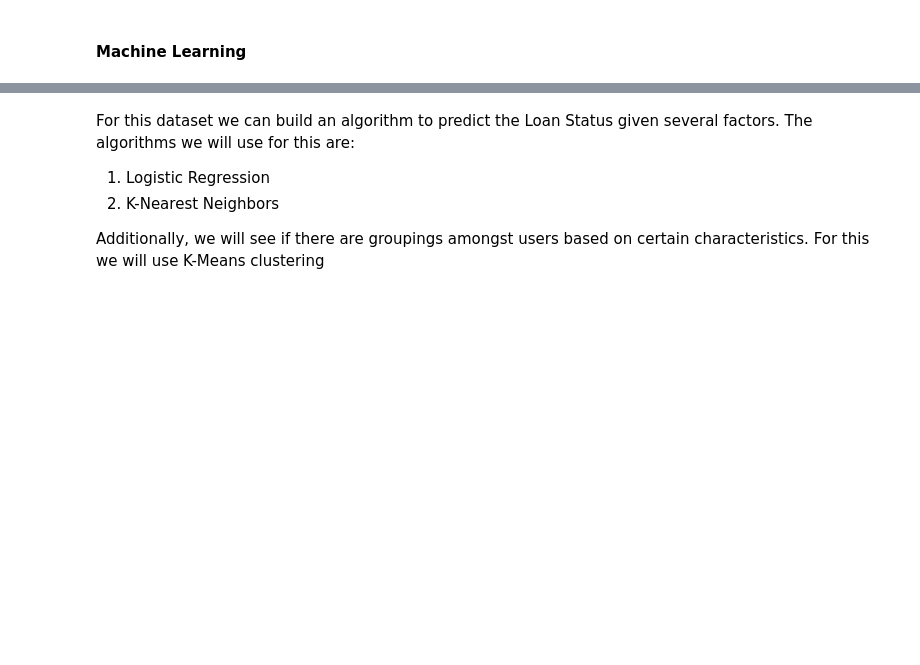
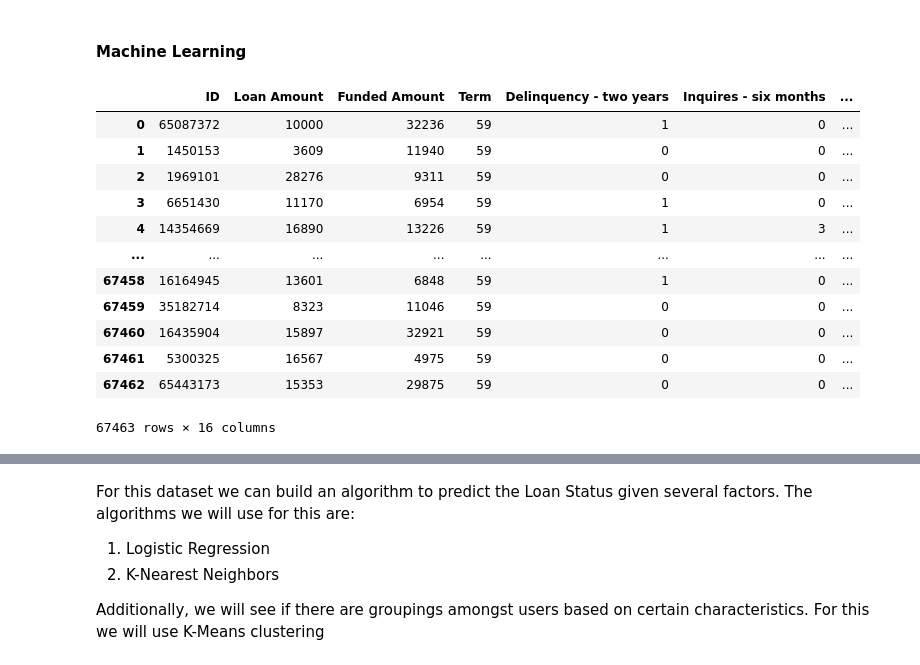
Before and after one commit to klmartin1998/spring2024-data622, a Jupyter notebook: assignments/assignment1/DATA 622 - Homework #1.ipynb, the cells around one changed output, grey strips where cells are left out. Drawn from its saved outputs; the diff is of its cells as text; code cells hidden in the pictures; blank space fills up the shorter version.

```diff
--- a/assignments/assignment1/DATA 622 - Homework #1.ipynb
+++ b/assignments/assignment1/DATA 622 - Homework #1.ipynb
@@ -216,0 +363,19 @@ df2.head()
+# %%
+X = df2.loc[:,df2.columns!='Loan Status']
+y = df2['Loan Status']
+# %%
+X.loc[:,X.dtypes == 'int']
+# %% [output]
+|  | ID | Loan Amount | Funded Amount | Term | Delinquency - two years | Inquires - six months | ... |
+| 0 | 65087372 | 10000 | 32236 | 59 | 1 | 0 | ... |
+| 1 | 1450153 | 3609 | 11940 | 59 | 0 | 0 | ... |
+| 2 | 1969101 | 28276 | 9311 | 59 | 0 | 0 | ... |
+| 3 | 6651430 | 11170 | 6954 | 59 | 1 | 0 | ... |
+| 4 | 14354669 | 16890 | 13226 | 59 | 1 | 3 | ... |
+| ... | ... | ... | ... | ... | ... | ... | ... |
+| 67458 | 16164945 | 13601 | 6848 | 59 | 1 | 0 | ... |
+| 67459 | 35182714 | 8323 | 11046 | 59 | 0 | 0 | ... |
+| 67460 | 16435904 | 15897 | 32921 | 59 | 0 | 0 | ... |
+| 67461 | 5300325 | 16567 | 4975 | 59 | 0 | 0 | ... |
+| 67462 | 65443173 | 15353 | 29875 | 59 | 0 | 0 | ... |
+67463 rows × 16 columns
```
Also changed, not shown: parts of 42 cells of this notebook.
